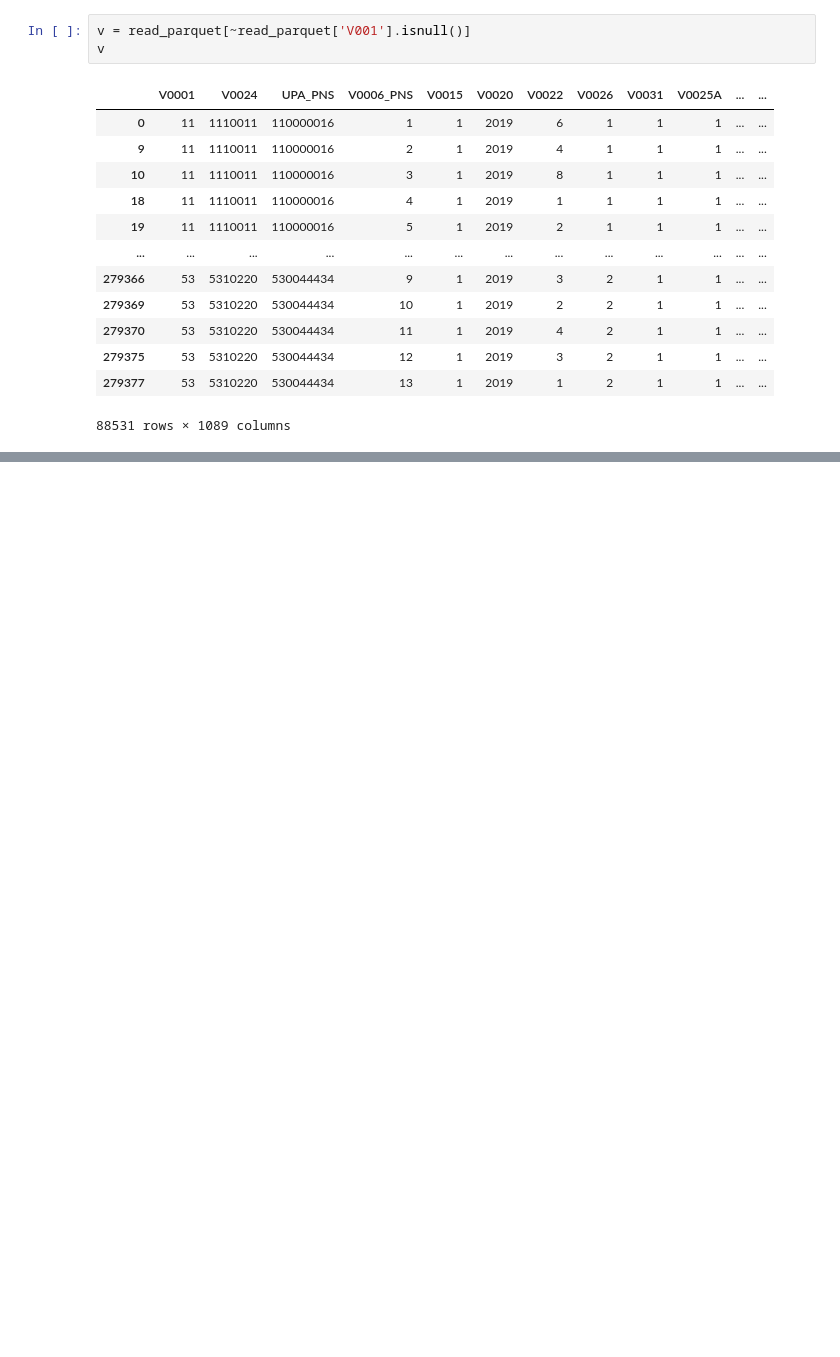
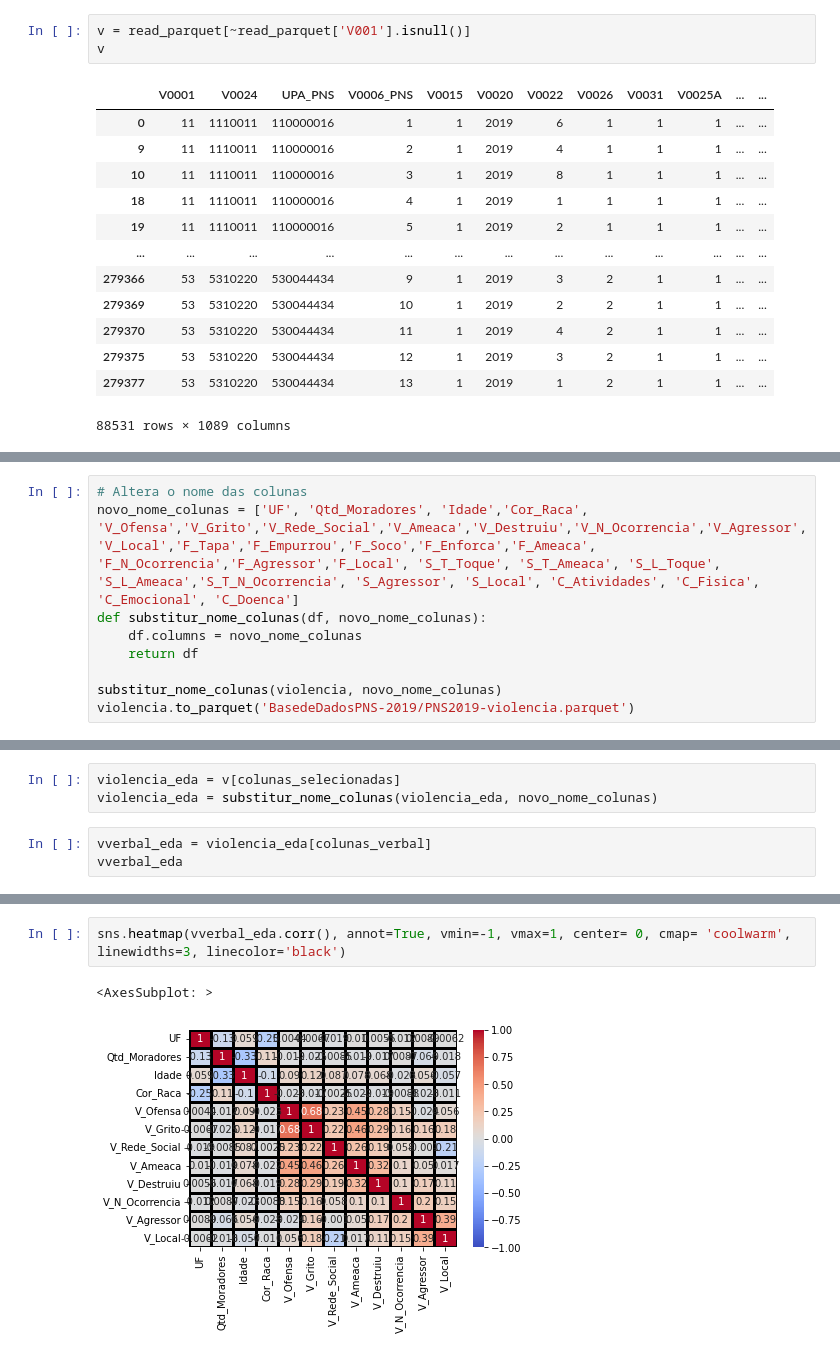
Before and after one commit to cassioHilario/DomHelder, a Jupyter notebook: DataScience/article/test.ipynb, the cells around one changed output, grey strips where cells are left out. Saved outputs shown, nothing was run; the diff lists cells and outputs as text; blank space fills up the shorter version.

```diff
--- a/DataScience/article/test.ipynb
+++ b/DataScience/article/test.ipynb
@@ -99,0 +75,9 @@ violencia
+# %%
+# Altera o nome das colunas
+novo_nome_colunas = ['UF', 'Qtd_Moradores', 'Idade','Cor_Raca', 'V_Ofensa','V_Grito','V_Rede_Social','V_Ameaca','V_Destruiu','V_N_Ocorrencia','V_Agressor','V_Local','F_Tapa','F_Empurrou','F_Soco','F_Enforca','F_Ameaca', 'F_N_Ocorrencia','F_Agressor','F_Local', 'S_T_Toque', 'S_T_Ameaca', 'S_L_Toque', 'S_L_Ameaca','S_T_N_Ocorrencia', 'S_Agressor', 'S_Local', 'C_Atividades', 'C_Fisica', 'C_Emocional', 'C_Doenca']
+def substitur_nome_colunas(df, novo_nome_colunas):
+    df.columns = novo_nome_colunas
+    return df
+
+substitur_nome_colunas(violencia, novo_nome_colunas)
+violencia.to_parquet('BasedeDadosPNS-2019/PNS2019-violencia.parquet')
@@ -99,0 +474,6 @@ violencia
+# %%
+violencia_eda = v[colunas_selecionadas]
+violencia_eda = substitur_nome_colunas(violencia_eda, novo_nome_colunas)
+# %%
+vverbal_eda = violencia_eda[colunas_verbal]
+vverbal_eda
@@ -99,0 +510,5 @@ violencia
+# %%
+sns.heatmap(vverbal_eda.corr(), annot=True, vmin=-1, vmax=1, center= 0, cmap= 'coolwarm', linewidths=3, linecolor='black')
+# %% [output]
+<AxesSubplot: >
+[figure, added]
```
Also changed, not shown: parts of 58 cells of this notebook, 7 other files.
